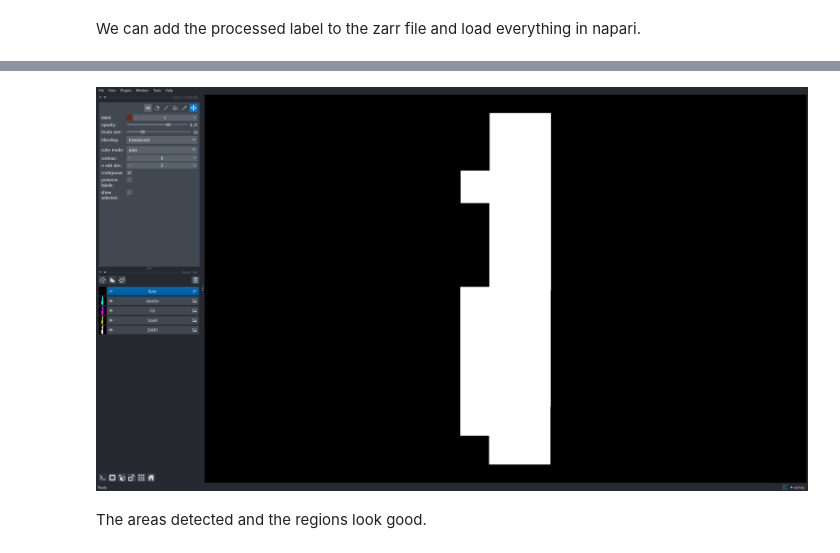
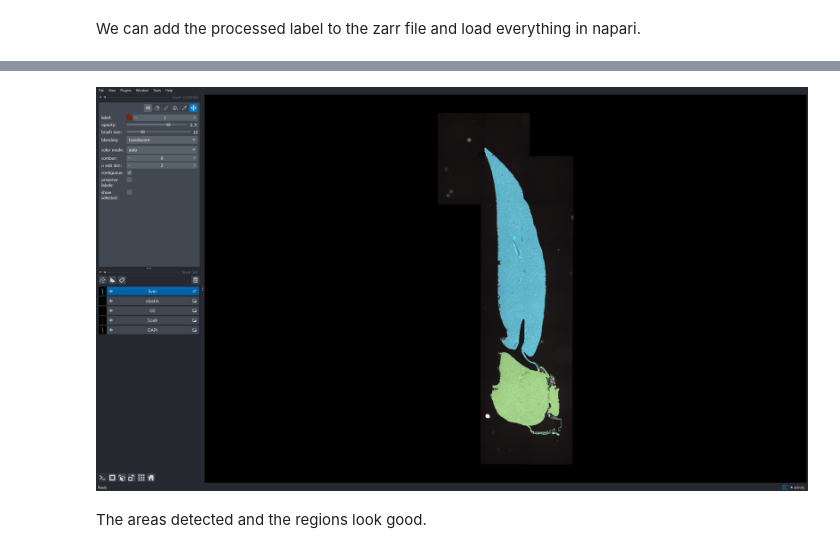
Before and after one commit to acorbat/gulliver, a Jupyter notebook: notebooks/liver_segmentation.ipynb, the cells around one changed output, grey strips where cells are left out. Drawn from its saved outputs; the diff is of its cells as text; code cells hidden in the pictures.

Commit message:
Revise liver segmentation

```diff
--- a/notebooks/liver_segmentation.ipynb
+++ b/notebooks/liver_segmentation.ipynb
@@ -19,7 +20,7 @@ from gulliver.io import get_image, get_channel_from_zarr, add_labels
 # %% [markdown]
 First we should choose the image file, select the scene and make a zarr file of the array.
 # %%
-DATA_DIR = Path("../data/1-4 10x.czi")
+DATA_DIR = Path("../data/9 B9-4 10x.czi")
 # %%
 image = get_image(DATA_DIR, 0)
 # %% [markdown]
@@ -60,6 +64,7 @@ import napari
 
 viewer = napari.Viewer()
 viewer.open(DATA_DIR.with_suffix(".zarr"), plugin="napari-ome-zarr")
+viewer.layers["liver"].visible = True
 napari.utils.nbscreenshot(viewer)
 # %% [output]
 WARNING: DirectWrite: CreateFontFaceFromHDC() failed (Indicates an error in an input file such as a font file.) for QFontDef(Family="", pointsize=12, pixelsize=16, styleHint=5, weight=50, stretch=100, ...
@@ -68,3 +73,3 @@ WARNING: DirectWrite: CreateFontFaceFromHDC() failed (Indicates an error in an i
-[figure, old version]
+[figure, new version]
 # %% [markdown]
 The areas detected and the regions look good.
```
Also changed, not shown: parts of 5 cells of this notebook, 3 other files.
